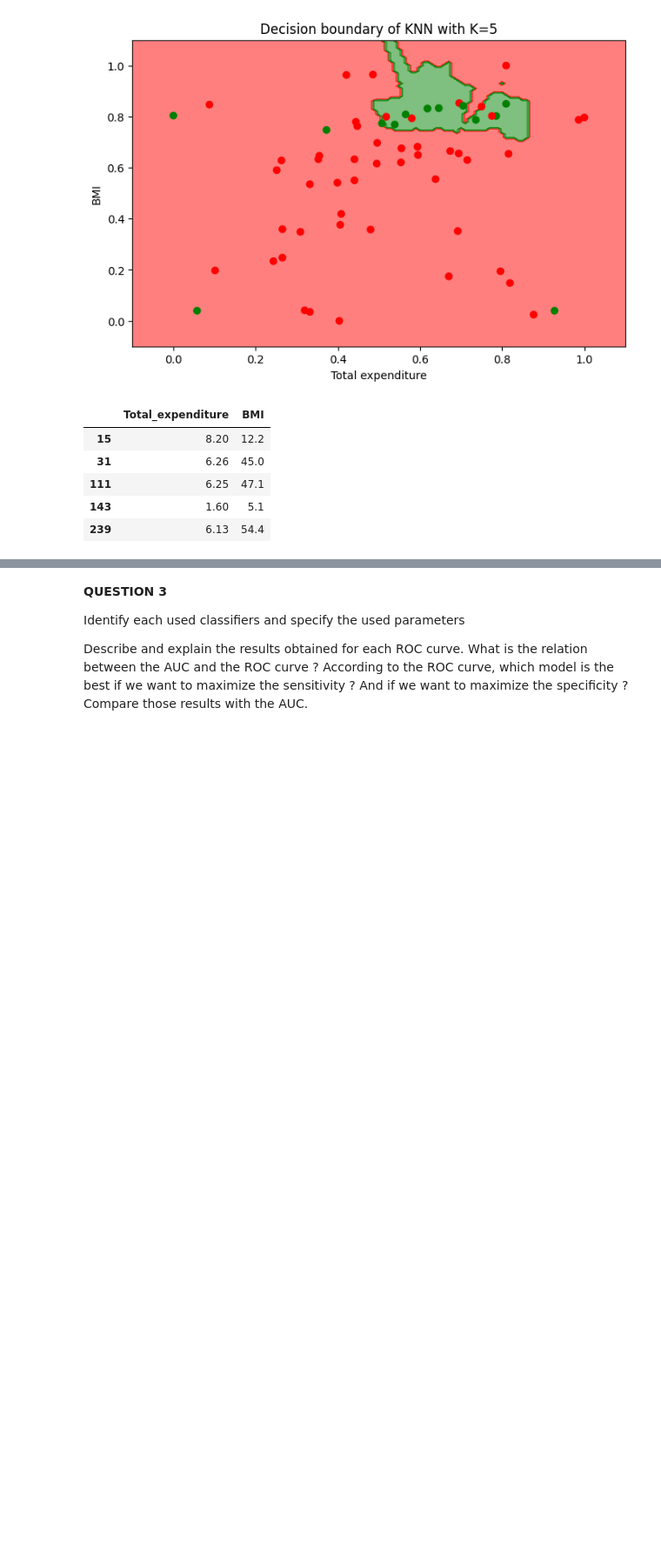
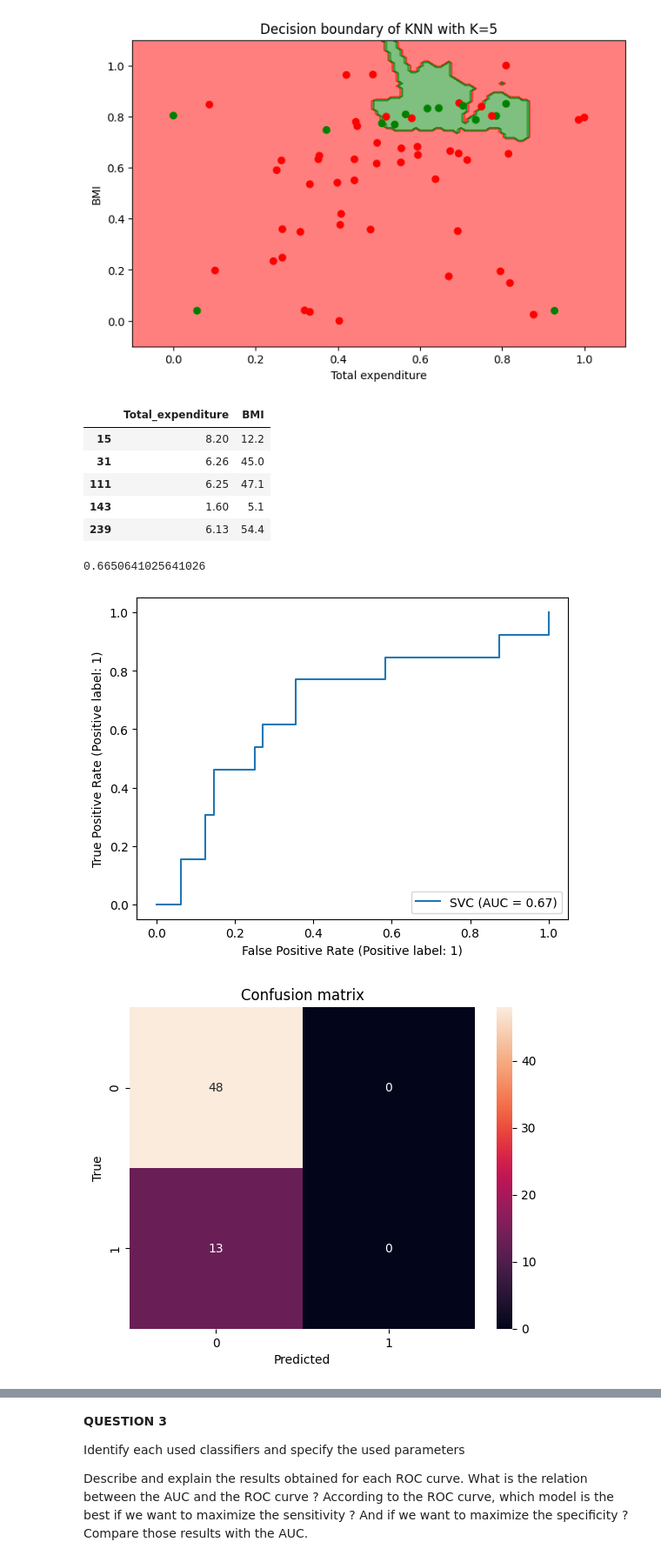
Before and after one commit to MurphLaws/Exp, a Jupyter notebook: Machine Learning/TP2_Classification.ipynb, the cells around one changed output, grey strips where cells are left out. Shown at 87% size. Cells and saved outputs as stored; diff of their text form; code cells hidden in the pictures; blank space fills up the shorter version.

Commit message:
Plotted confusion matrix and decision boudnary of eveyr method

```diff
--- a/Machine Learning/TP2_Classification.ipynb
+++ b/Machine Learning/TP2_Classification.ipynb
@@ -150,13 +150,14 @@ plt.show()
 from sklearn.metrics import confusion_matrix
 import seaborn as sns
 
-np_Y_pred = clf1.predict(df_X_norm)
-cm = confusion_matrix(np_Y, np_Y_pred)
-sns.heatmap(cm, annot=True, fmt='d')
-plt.xlabel('Predicted')
-plt.ylabel('True')
-plt.title('Confusion matrix')
-plt.show()
+def plot_confusion_matrix(df_X_norm, np_Y, clf):
+    np_Y_pred = clf.predict(df_X_norm)
+    cm = confusion_matrix(np_Y, np_Y_pred)
+    sns.heatmap(cm, annot=True, fmt='d')
+    plt.xlabel('Predicted')
+    plt.ylabel('True')
+    plt.title('Confusion matrix')
+    plt.show()
 
 
 #Plot the decision boundary
@@ -181,6 +182,7 @@ def plot_decision_boundary(clf, X, Y, cmap='Paired_r'):
     plt.scatter(X[:, 0], X[:, 1], c=np.squeeze(Y), cmap=cmap)
     plt.show()
 
+plot_confusion_matrix(np_X_norm, np_Y, clf1)
 plot_decision_boundary(clf1, np_X_norm, np_Y)
 
 #plot df_X
@@ -199,11 +201,20 @@ AUC score:  0.8685897435897436
 # %%
 from sklearn.svm import SVC
 
-clf2 = SVC(C=2.0, kernel='linear')
+clf2 = SVC(C=2.0, kernel='linear', probability = True)
 clf2.fit(np_X_norm, np_Y)
 
 np_Y_pred = clf2.predict_proba(df_X_norm)
 
 print(roc_auc_score(np_Y, np_Y_pred[:,1]))
-plot_roc_curve(clf2, np_X_norm, np_Y)
+RocCurveDisplay.from_estimator(clf2, np_X_norm, np_Y)
 plt.show()
+
+
+plot_confusion_matrix(np_X_norm, np_Y, clf2)
+
+plot_decision_boundary(clf2, np_X_norm, np_Y)
+# %% [output]
+0.6650641025641026
+[figure, added]
+[figure, added]
```
Also changed, not shown: parts of 3 cells of this notebook.
